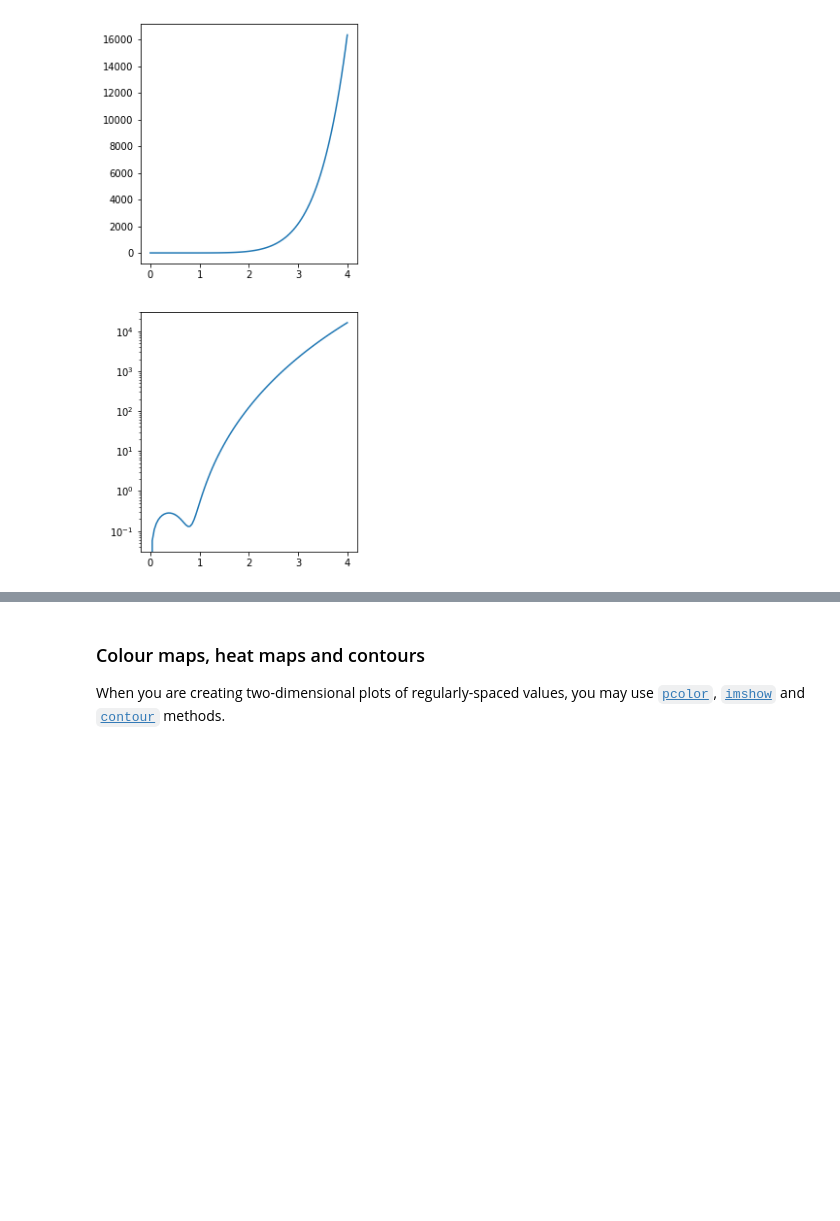
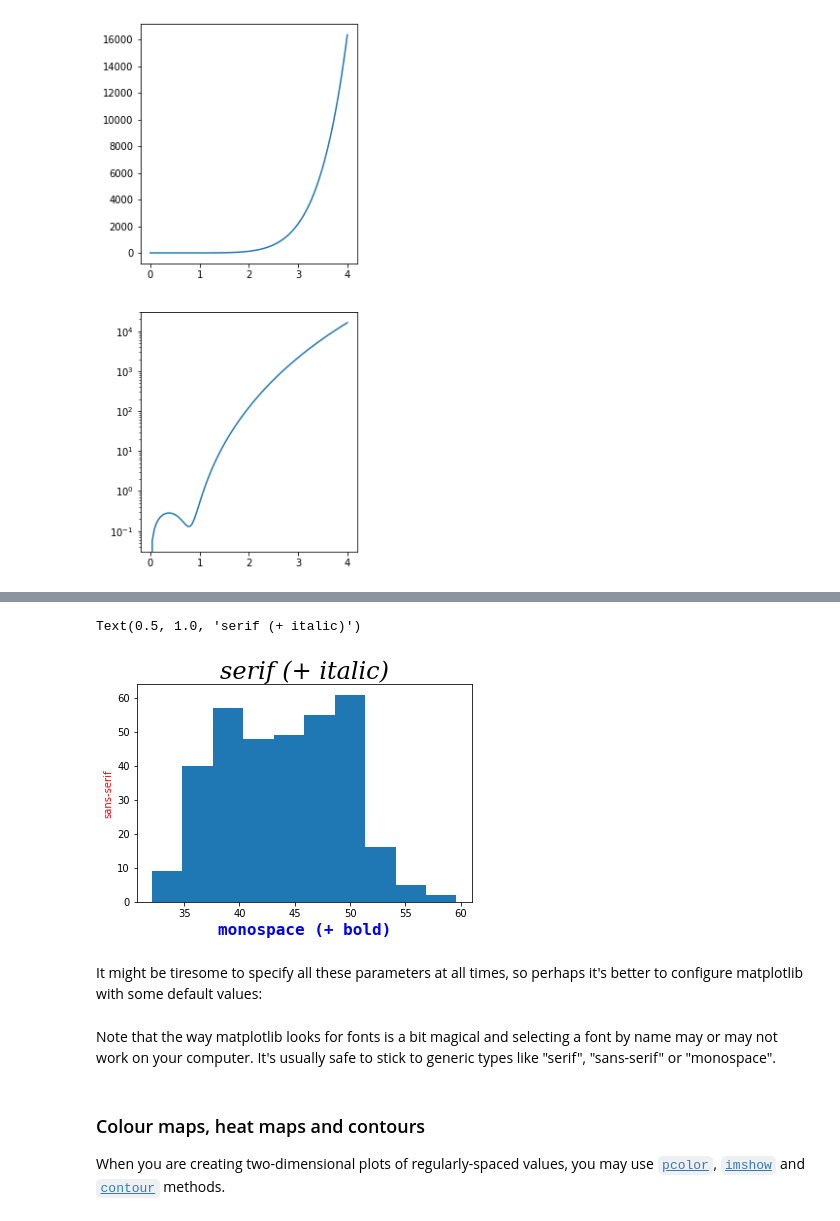
Before and after one commit to HiLASEPythonCourse/hilase-python-course-2021, a Jupyter notebook: 180_static_plots.ipynb, the cells around one changed output, grey strips where cells are left out. Saved outputs shown, nothing was run; the diff lists cells and outputs as text; code cells hidden in the pictures; blank space fills up the shorter version.

```diff
--- a/180_static_plots.ipynb
+++ b/180_static_plots.ipynb
@@ -388,0 +486,15 @@ ax[1].set_yscale("log")
+# %%
+fig, ax = plt.subplots()
+
+ax.hist(penguins["bill_length_mm"])
+ax.set_xlabel(
+    "monospace (+ bold)", family="monospace", fontsize=16, weight="bold", color="blue"
+)
+ax.set_ylabel("sans-serif", family="sans-serif", fontsize=10, color="red")
+ax.set_title("serif (+ italic)", family="serif", fontsize=24, style="italic")
+# %% [output]
+Text(0.5, 1.0, 'serif (+ italic)')
+[figure, added]
+# %% [markdown]
+It might be tiresome to specify all these parameters at all times, so perhaps
+it's better to configure matplotlib with some default values:
@@ -389,3 +503,7 @@ ax[1].set_yscale("log")
+# %% [markdown]
+Note that the way matplotlib looks for fonts is a bit magical and selecting
+a font by name may or may not work on your computer. It's usually safe to stick
+to generic types like "serif", "sans-serif" or "monospace".
 # %% [markdown]
 ### Colour maps, heat maps and contours
 
```
Also changed, not shown: parts of 15 cells of this notebook.
